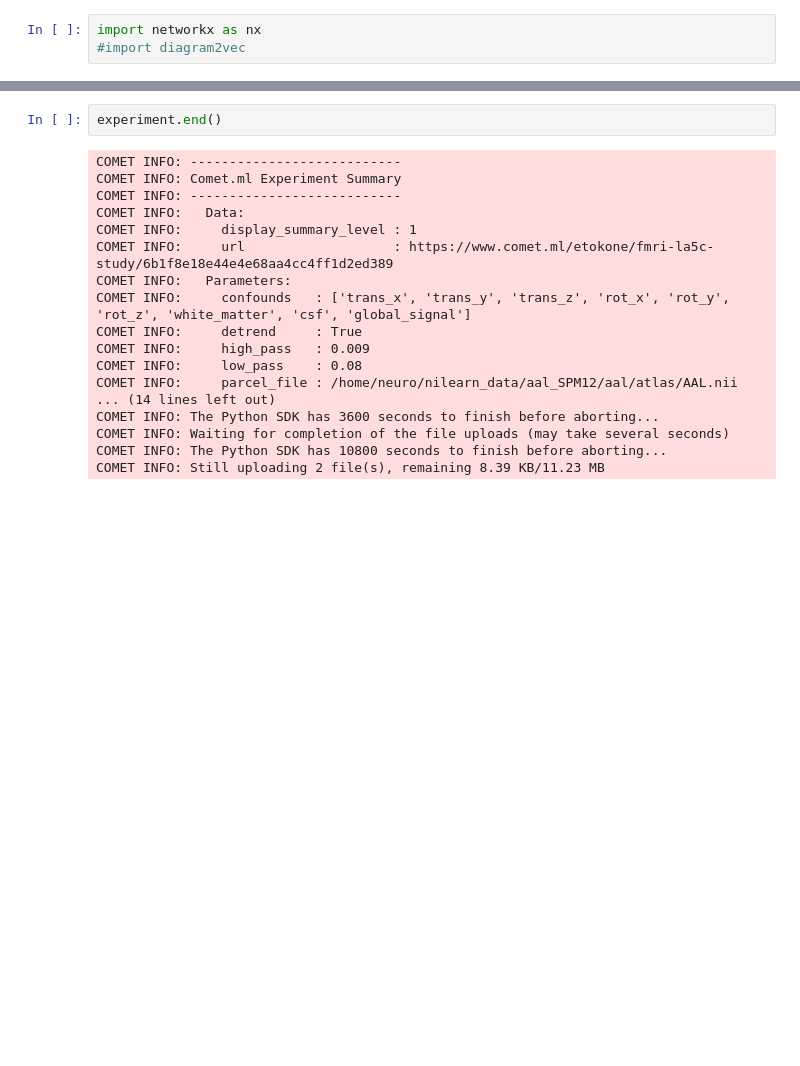
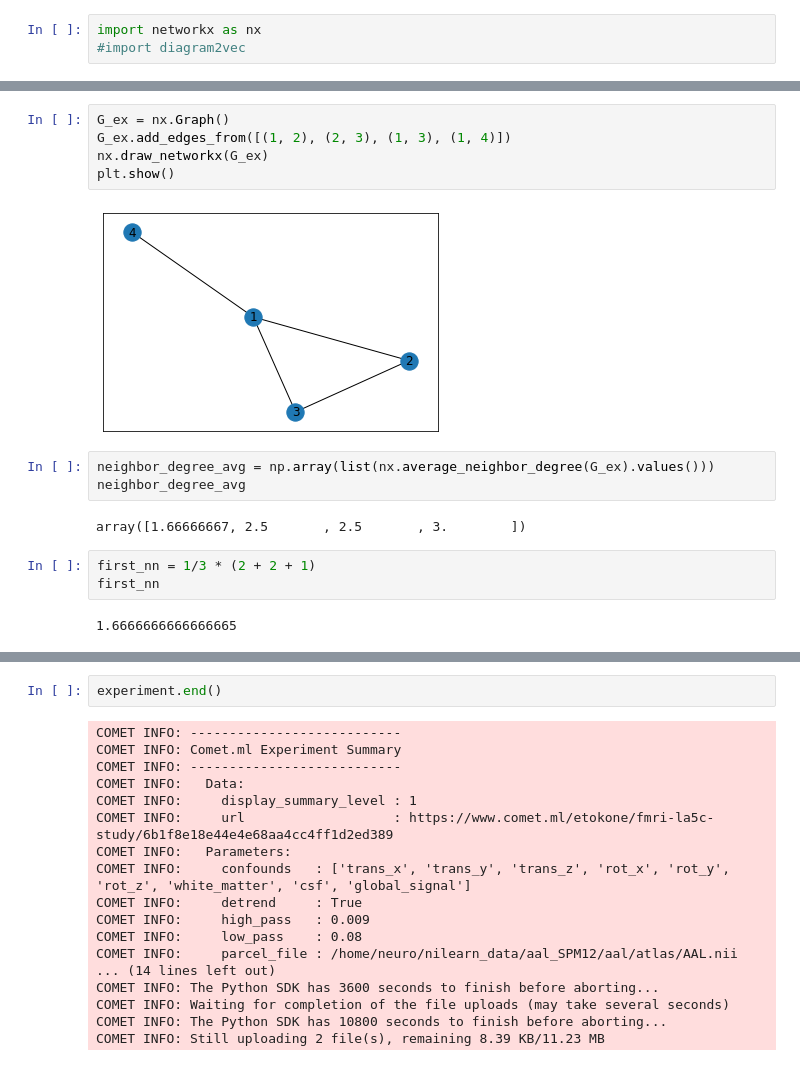
Before and after one commit to EtokonE/functional_connectivity, a Jupyter notebook: notebooks/3_Network_visualization.ipynb, the cells around one changed output, grey strips where cells are left out. Cells and saved outputs as stored; diff of their text form; blank space fills up the shorter version.

Commit message:
graph features

```diff
--- a/notebooks/3_Network_visualization.ipynb
+++ b/notebooks/3_Network_visualization.ipynb
@@ -123,0 +171,17 @@ plt.show()
+# %%
+G_ex = nx.Graph()
+G_ex.add_edges_from([(1, 2), (2, 3), (1, 3), (1, 4)])
+nx.draw_networkx(G_ex)
+plt.show()
+# %% [output]
+[figure, added]
+# %%
+neighbor_degree_avg = np.array(list(nx.average_neighbor_degree(G_ex).values()))
+neighbor_degree_avg
+# %% [output]
+array([1.66666667, 2.5       , 2.5       , 3.        ])
+# %%
+first_nn = 1/3 * (2 + 2 + 1)
+first_nn
+# %% [output]
+1.6666666666666665
```
Also changed, not shown: parts of 17 cells of this notebook, 1 other file.
